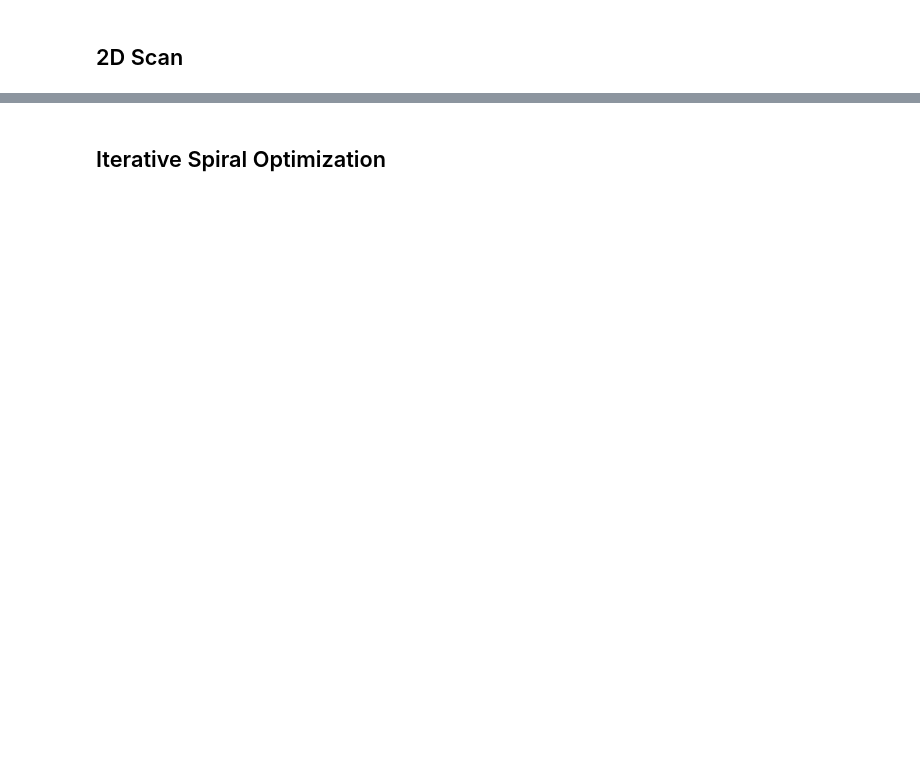
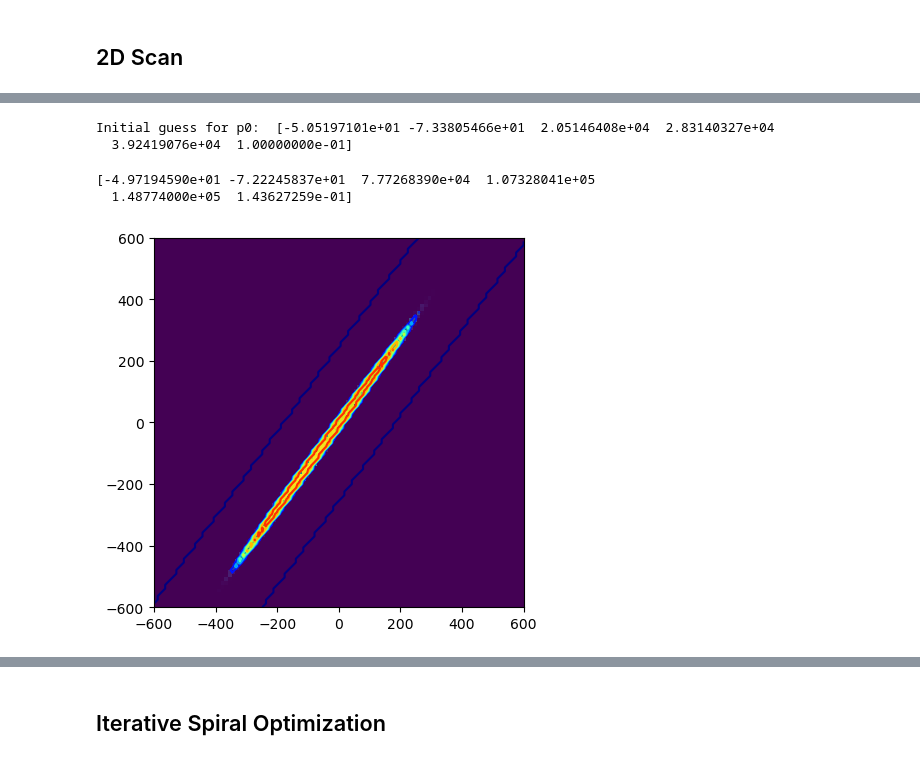
Before and after one commit to Stockholm254/servotest, a Jupyter notebook: src/expctl/servers/servoaligner/servocomp.ipynb, the cells around one changed output, grey strips where cells are left out. Drawn from its saved outputs; the diff is of its cells as text; code cells hidden in the pictures; blank space fills up the shorter version.

```diff
--- a/src/expctl/servers/servoaligner/servocomp.ipynb
+++ b/src/expctl/servers/servoaligner/servocomp.ipynb
@@ -259,5 +125,12 @@ def fit_and_plot(X,Y,Z,p0=None):
 # %%
-popt=fit_and_plot(X,Y,Z)
+popt=fit_and_plot_smooth_heaviside(X,Y,Z)
+print(popt)
+# %% [output]
+Initial guess for p0:  [-5.05197101e+01 -7.33805466e+01  2.05146408e+04  2.83140327e+04
+  3.92419076e+04  1.00000000e-01]
+[-4.97194590e+01 -7.22245837e+01  7.77268390e+04  1.07328041e+05
+  1.48774000e+05  1.43627259e-01]
+[figure, added]
 # %%
 cov = np.array([[popt[2],popt[3]],[popt[3],popt[4]]])
 eigvals, eigvecs = np.linalg.eig(cov)
```
Also changed, not shown: parts of 21 cells of this notebook, 14 other files.
